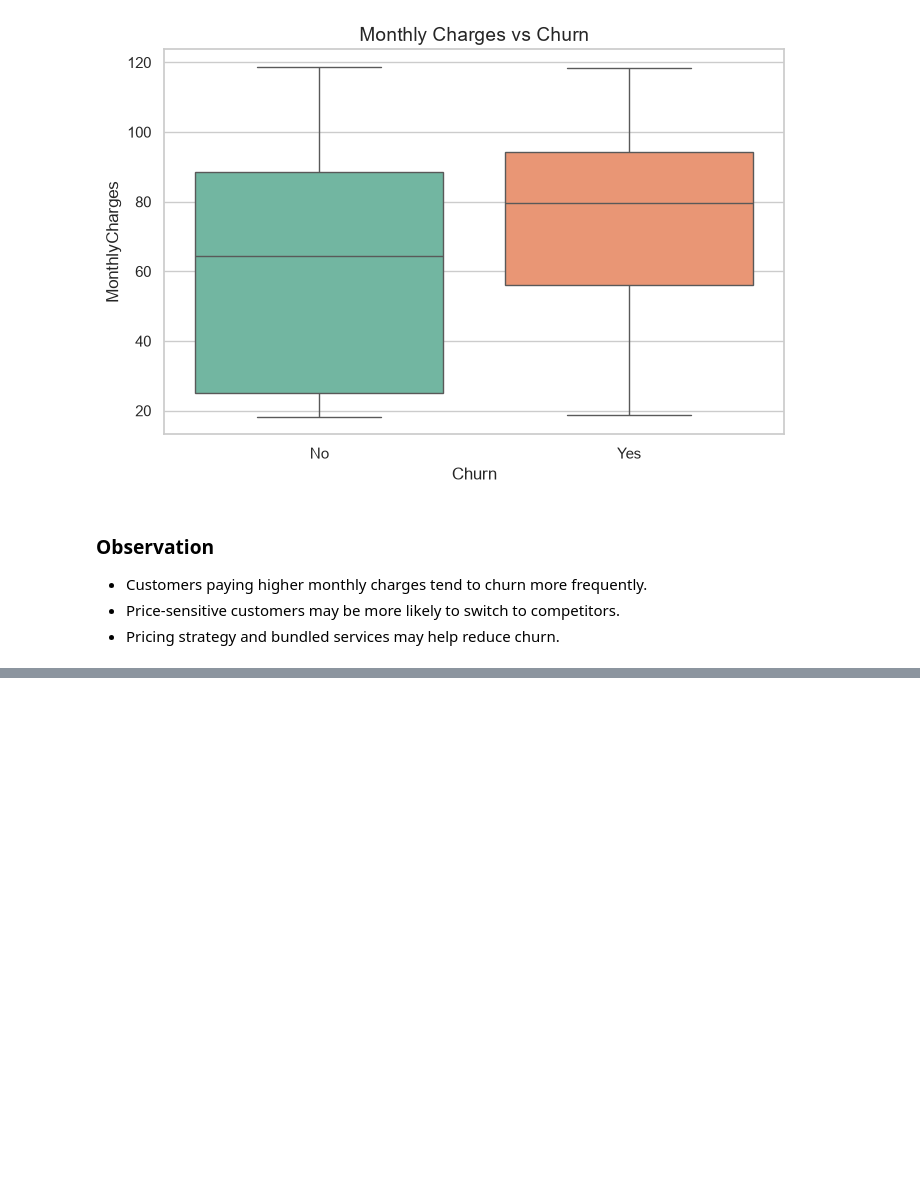
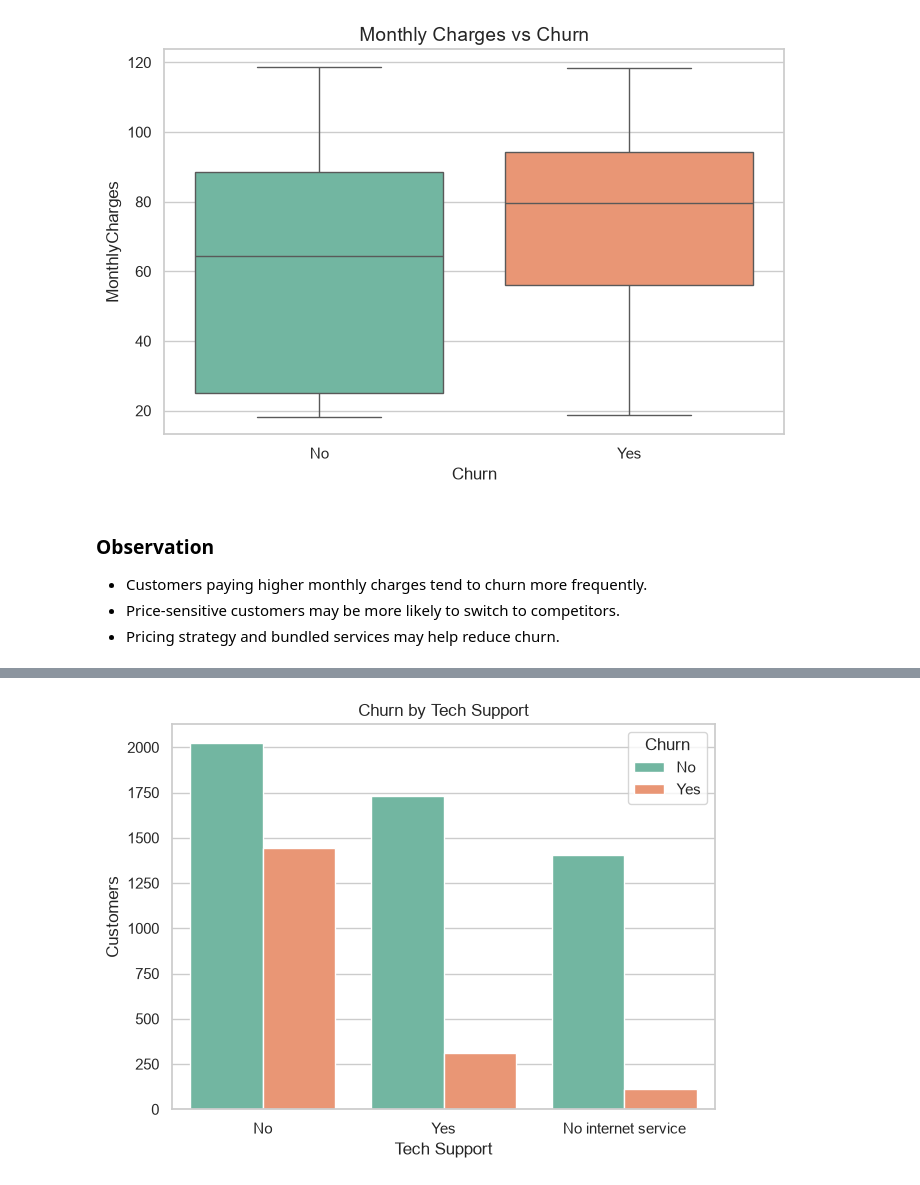
Before and after one commit to harsh-k03/customer-analytics-churn-prediction, a Jupyter notebook: notebooks/02_exploratory_data_analysis.ipynb, the cells around one changed output, grey strips where cells are left out. Cells and saved outputs as stored; diff of their text form; code cells hidden in the pictures; blank space fills up the shorter version.

```diff
--- a/notebooks/02_exploratory_data_analysis.ipynb
+++ b/notebooks/02_exploratory_data_analysis.ipynb
@@ -263,0 +411,17 @@ Passing `palette` without assigning `hue` is deprecated and will be removed in v
+# %%
+plt.figure(figsize=(7,5))
+
+sns.countplot(
+    data=df,
+    x="TechSupport",
+    hue="Churn",
+    palette="Set2"
+)
+
+plt.title("Churn by Tech Support")
+plt.xlabel("Tech Support")
+plt.ylabel("Customers")
+
+plt.show()
+# %% [output]
+[figure, added]
```
Also changed, not shown: parts of 19 cells of this notebook.
